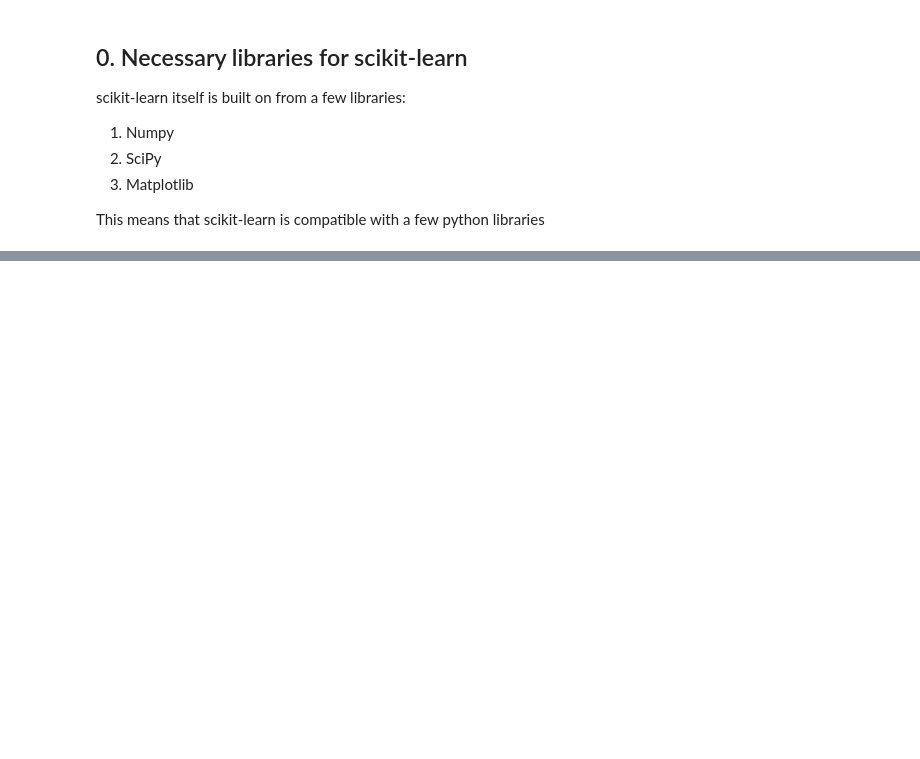
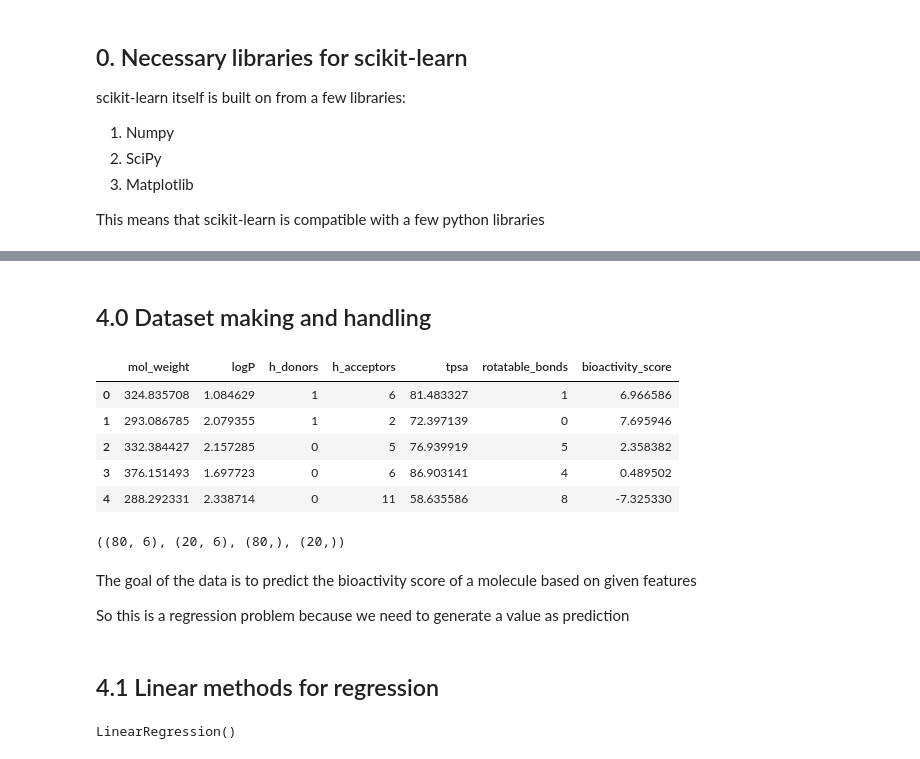
Before and after one commit to Animosius/ai-ml-projects-tools-and-experiments, a Jupyter notebook: foundational/scikit-learn/sc_learn.ipynb, the cells around one changed output, grey strips where cells are left out. Drawn from its saved outputs; the diff is of its cells as text; code cells hidden in the pictures; blank space fills up the shorter version.

```diff
--- a/foundational/scikit-learn/sc_learn.ipynb
+++ b/foundational/scikit-learn/sc_learn.ipynb
@@ -64,0 +390,42 @@ for now we'll just use a synthetic dataset
+# %% [markdown]
+## 4.0 Dataset making and handling
+# %%
+# Let's make a dataset
+
+import pandas as pd
+import numpy as np
+
+np.random.seed(42)
+
+n = 100
+
+data = {
+    "mol_weight": np.random.normal(300, 50, n),
+    "logP": np.random.normal(2.5, 1.0, n),
+    "h_donors": np.random.randint(0, 6, n),
+    "h_acceptors": np.random.randint(2, 12, n),
+    "tpsa": np.random.normal(75, 20, n),
+    "rotatable_bonds": np.random.randint(0, 10, n),
+}
+
+df = pd.DataFrame(data)
+
+# Create a semi-realistic target
+df["bioactivity_score"] = (
+    0.02 * df["mol_weight"]
+    + 1.5 * df["logP"]
+    - 1.2 * df["h_donors"]
+    - 0.8 * df["h_acceptors"]
+    - 0.01 * df["tpsa"]
+    - 0.5 * df["rotatable_bonds"]
+    + np.random.normal(0, 2, n)  # noise
+)
+
+df.head()
+# %% [output]
+|  | mol_weight | logP | h_donors | h_acceptors | tpsa | rotatable_bonds | bioactivity_score |
+| 0 | 324.835708 | 1.084629 | 1 | 6 | 81.483327 | 1 | 6.966586 |
+| 1 | 293.086785 | 2.079355 | 1 | 2 | 72.397139 | 0 | 7.695946 |
+| 2 | 332.384427 | 2.157285 | 0 | 5 | 76.939919 | 5 | 2.358382 |
+| 3 | 376.151493 | 1.697723 | 0 | 6 | 86.903141 | 4 | 0.489502 |
+| 4 | 288.292331 | 2.338714 | 0 | 11 | 58.635586 | 8 | -7.325330 |
@@ -64,0 +448,21 @@ for now we'll just use a synthetic dataset
+# %%
+# Checking the data split shapes
+
+X_train.shape, X_test.shape, y_train.shape, y_test.shape
+# %% [output]
+((80, 6), (20, 6), (80,), (20,))
+# %% [markdown]
+The goal of the data is to predict the bioactivity score of a molecule based on given features
+
+So this is a regression problem because we need to generate a value as prediction
+# %% [markdown]
+## 4.1 Linear methods for regression
+# %%
+# Now let's see which model fits this
+
+from sklearn.linear_model import LinearRegression
+
+bio_lrm = LinearRegression() # bio_lrm -> bioactivity linear regression model
+bio_lrm.fit(X_train, y_train)
+# %% [output]
+LinearRegression()
```
Also changed, not shown: parts of 51 cells of this notebook, 2 other files.
